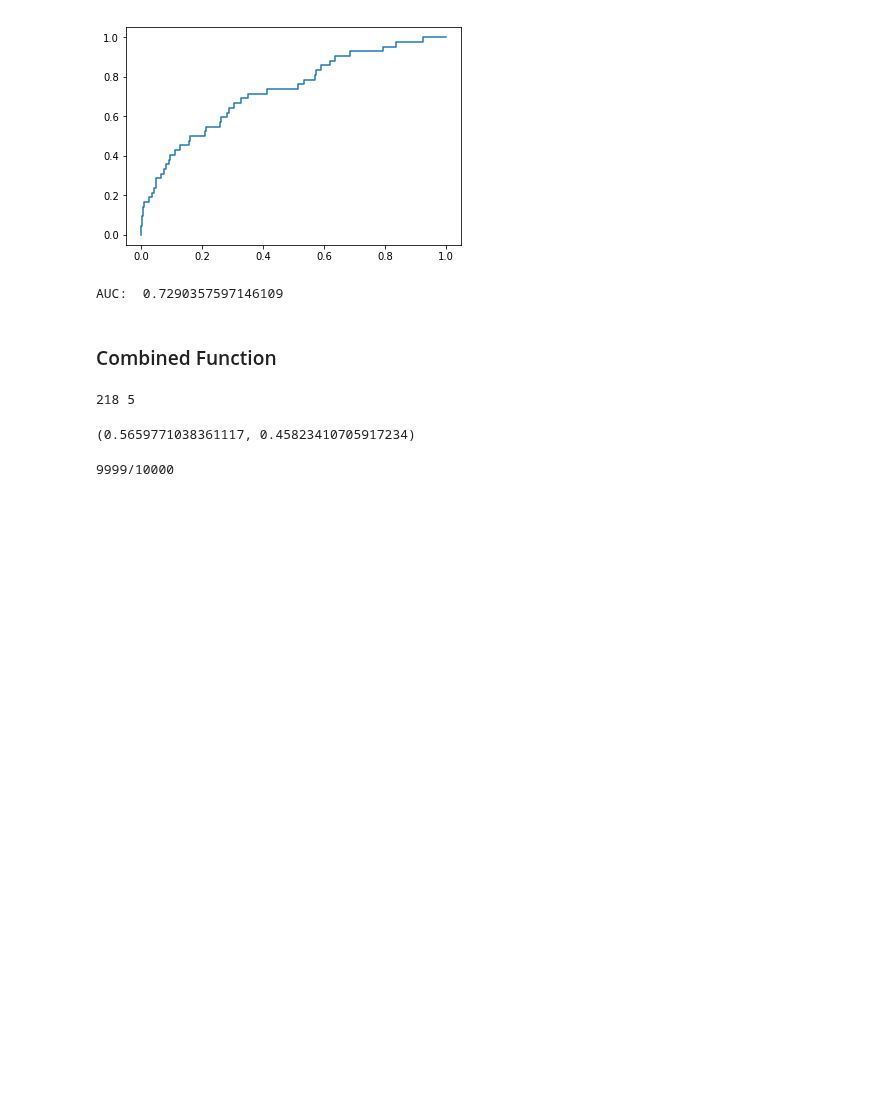
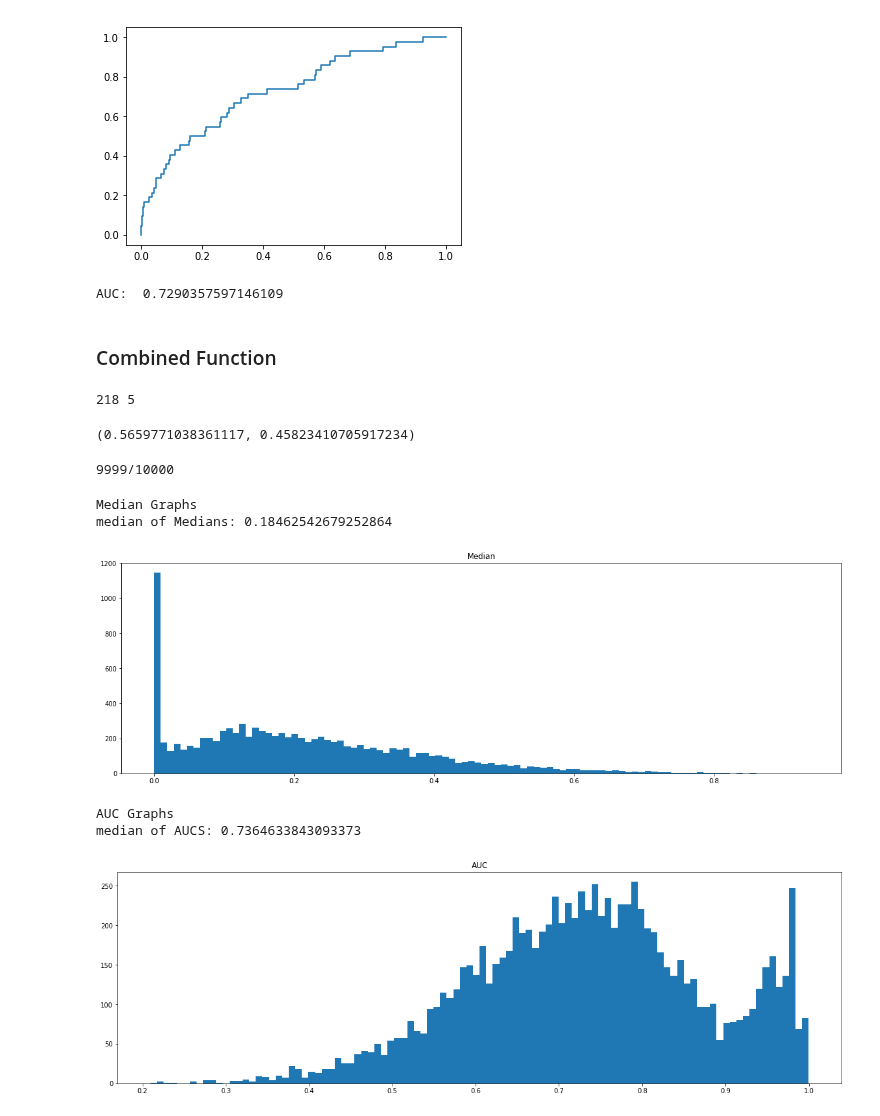
Before and after one commit to Dweepa/ItsAllInTheGenes, a Jupyter notebook: SNN/Internal_Evaluation.ipynb, the cells around one changed output. Drawn from its saved outputs; the diff is of its cells as text; code cells hidden in the pictures; blank space fills up the shorter version.

```diff
--- a/SNN/Internal_Evaluation.ipynb
+++ b/SNN/Internal_Evaluation.ipynb
@@ -154,8 +154,8 @@ full_internal_evaluation(X[ind], y[ind], X, y)
 218 5
 (0.5659771038361117, 0.45823410705917234)
 # %%
-medians = []
-aucs = []
+# medians = []
+# aucs = []
 
 for a in range(10000):
     sys.stdout.flush()
@@ -165,3 +165,24 @@ for a in range(10000):
     aucs.append(au)
 # %% [output]
 9999/10000
+# %%
+print("Median Graphs")
+print("median of Medians:", np.median(medians))
+plt.figure(figsize=[20,6])
+plt.hist(medians, 100)
+plt.title("Median")
+plt.show()
+
+print("AUC Graphs")
+print("median of AUCS:", np.median(aucs))
+plt.figure(figsize=[20,6])
+plt.hist(aucs, 100)
+plt.title("AUC")
+plt.show()
+# %% [output]
+Median Graphs
+median of Medians: 0.18462542679252864
+[figure, added]
+AUC Graphs
+median of AUCS: 0.7364633843093373
+[figure, added]
```
